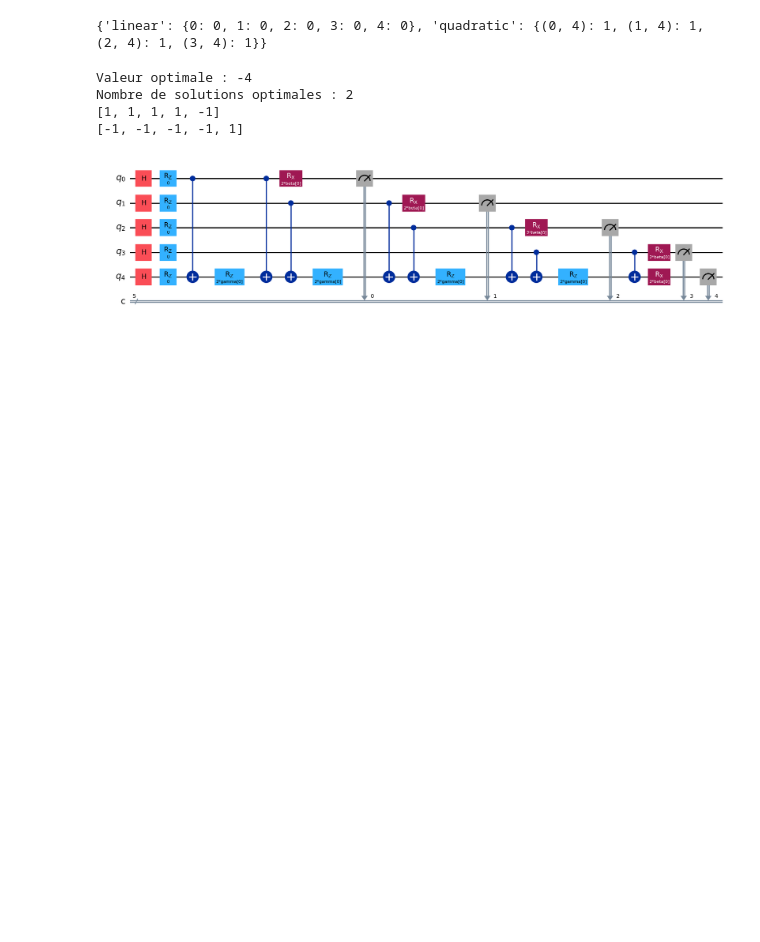
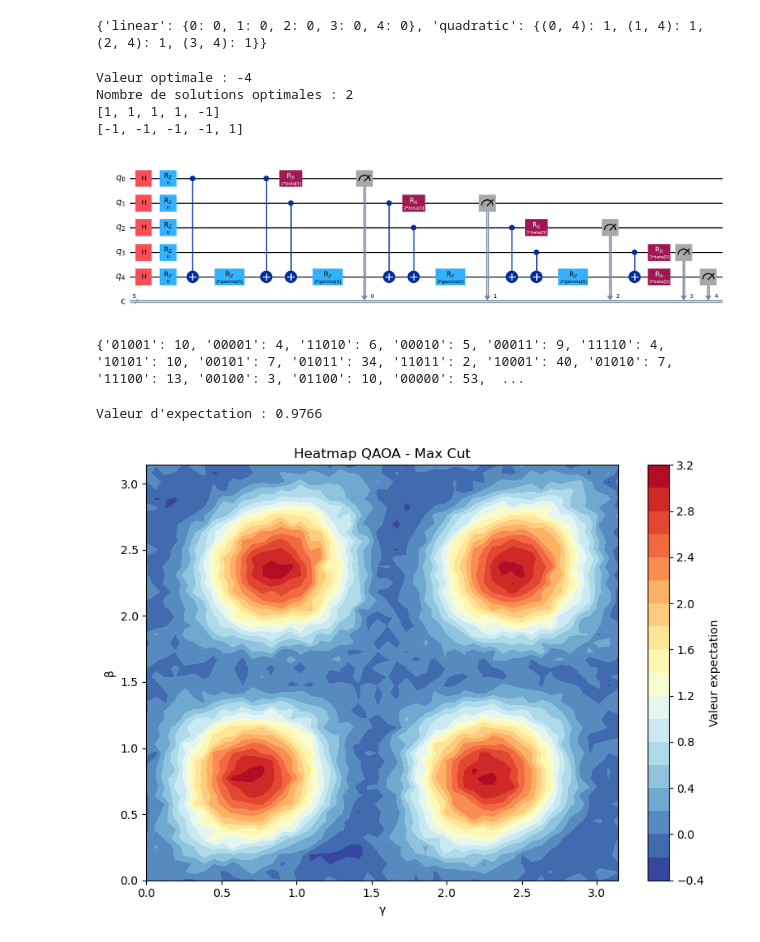
Before and after one commit to NielsAime/quantum-algorithms, a Jupyter notebook: notebooks/qaoa_test_max_cut.ipynb, the cells around one changed output. Saved outputs shown, nothing was run; the diff lists cells and outputs as text; code cells hidden in the pictures; blank space fills up the shorter version.

```diff
--- a/notebooks/qaoa_test_max_cut.ipynb
+++ b/notebooks/qaoa_test_max_cut.ipynb
@@ -69,3 +69,75 @@ qc, params = build_qaoa_circuit(ising_problem)
 qc.draw('mpl')
 # %% [output]
 [figure]
+# %%
+from qiskit_aer import AerSimulator
+import numpy as np
+
+def run_single_QAOA(angles, qc, shots=1024):
+    sim = AerSimulator()
+    # Associer les angles aux paramètres du circuit
+    param_dict = dict(zip(qc.parameters, angles))
+    bound_qc = qc.assign_parameters(param_dict)
+    result = sim.run(bound_qc, shots=shots).result()
+    return result.get_counts()
+
+# Test avec des angles aléatoires
+angles_test = np.random.uniform(0, np.pi, len(params))
+counts = run_single_QAOA(angles_test, qc)
+print(counts)
+# %% [output]
+{'01001': 10, '00001': 4, '11010': 6, '00010': 5, '00011': 9, '11110': 4, '10101': 10, '00101': 7, '01011': 34, '11011': 2, '10001': 40, '01010': 7, '11100': 13, '00100': 3, '01100': 10, '00000': 53,  ...
+# %%
+def get_expectation_value(counts, problem):
+    total_shots = sum(counts.values())
+    expectation = 0
+
+    for bitstring, count in counts.items():
+        # Convertir bitstring en spins -1/+1
+        # little-endian : '01001' → qubit 0 = 1, qubit 1 = 0, etc.
+        spins = [1 if b == '1' else -1 for b in bitstring]
+
+        # Calculer le coût pour cette configuration
+        cost = 0
+        for (i, j), J in problem['quadratic'].items():
+            cost += J * spins[i] * spins[j]
+        for i, h in problem['linear'].items():
+            cost += h * spins[i]
+
+        expectation += cost * count / total_shots
+
+    return expectation
+
+# Test
+exp_val = get_expectation_value(counts, ising_problem)
+print(f"Valeur d'expectation : {exp_val:.4f}")
+# %% [output]
+Valeur d'expectation : 0.9766
+# %%
+import matplotlib.pyplot as plt
+import numpy as np
+
+def plot_heatmap(ising_problem, shots=512):
+    gammas = np.linspace(0, np.pi, 50)
+    betas  = np.linspace(0, np.pi, 50)
+
+    Z = np.zeros((50, 50))
+
+    for i, gamma in enumerate(gammas):
+        for j, beta in enumerate(betas):
+            qc, params = build_qaoa_circuit(ising_problem)
+            counts = run_single_QAOA([gamma, beta], qc, shots=shots)
+            Z[j, i] = get_expectation_value(counts, ising_problem)
+
+    plt.figure(figsize=(8, 6))
+    plt.contourf(gammas, betas, Z, levels=20, cmap='RdYlBu_r')
+    plt.colorbar(label='Valeur expectation')
+    plt.xlabel('γ')
+    plt.ylabel('β')
+    plt.title('Heatmap QAOA - Max Cut')
+    plt.tight_layout()
+    plt.show()
+
+plot_heatmap(ising_problem)
+# %% [output]
+[figure, added]
```
Also changed, not shown: parts of 1 cell of this notebook, 1 other file.
